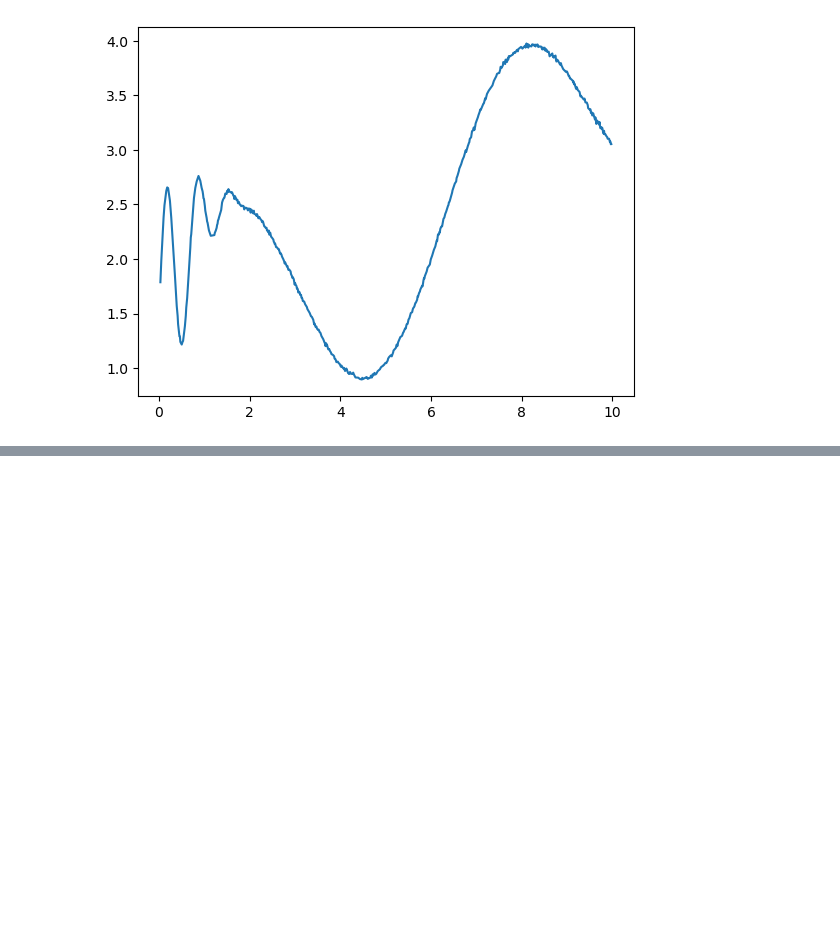
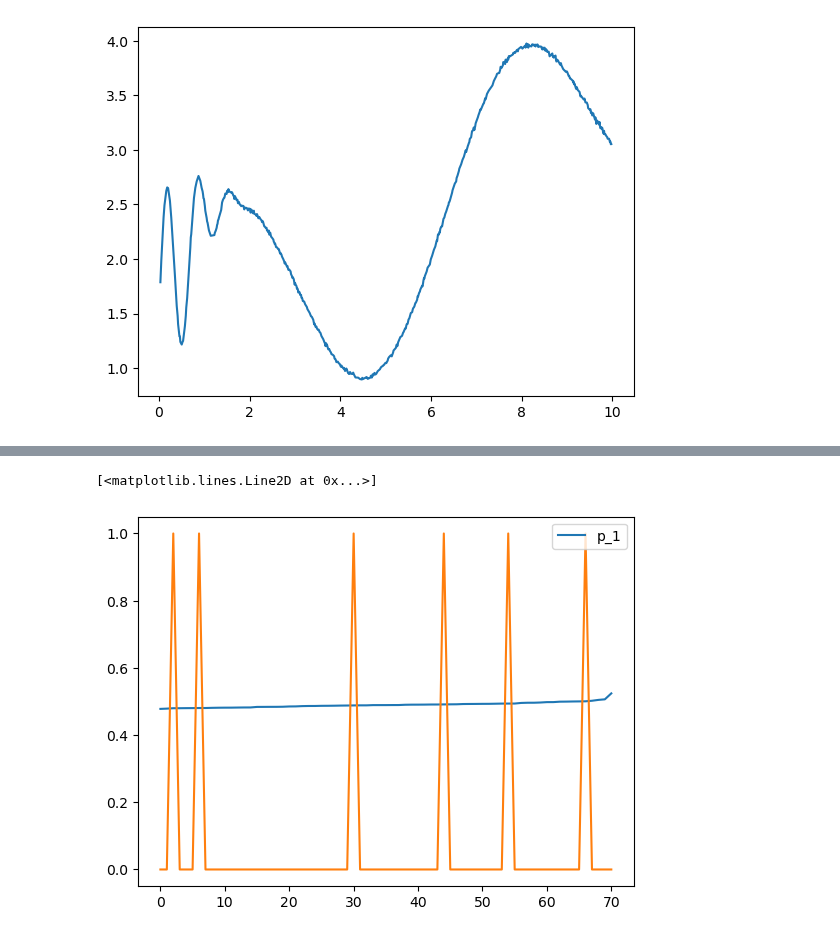
Before and after one commit to Ricu/fantastic-umbrella, a Jupyter notebook: test.ipynb, the cells around one changed output, grey strips where cells are left out. Saved outputs shown, nothing was run; the diff lists cells and outputs as text; code cells hidden in the pictures; blank space fills up the shorter version.

Commit message:
Measure Reference performance of pretrained model

```diff
--- a/test.ipynb
+++ b/test.ipynb
@@ -215,0 +340,28 @@ plt.plot(x[train_mask],y[train_mask])
+# %%
+import evaluate
+
+eval_loss = 0
+predicted_logits = torch.empty(0,2)
+predicted_probabilites = torch.empty(0,2)
+predictions = torch.empty(0)
+softmax_fn = nn.Softmax(dim=1)
+metric = evaluate.load("glue", task_name)
+
+for step, batch in enumerate(eval_dataloader):
+    with torch.no_grad():
+        outputs = model(**batch)
+        eval_loss += outputs.loss.detach().float()
+    predicted_logits = torch.cat([predicted_logits, outputs.logits],dim=0)
+    predicted_probabilites = torch.cat([predicted_probabilites, softmax_fn(outputs.logits)],dim=0)
+    preds = outputs.logits.argmax(dim=-1) if not is_regression else outputs.logits.squeeze()
+    predictions = torch.cat([predictions, preds],dim=0)
+    metric.add_batch(
+                predictions=preds,
+                references=batch["labels"],
+    )
+
+
+eval_metric = metric.compute()
+print(eval_metric)
+print(eval_loss/len(eval_dataloader))
+    # predictions, references = accelerator.gather((predictions, batch["labels"]))
@@ -215,0 +371,7 @@ plt.plot(x[train_mask],y[train_mask])
+# %%
+import pandas as pd
+df = pd.DataFrame(torch.concat([predicted_logits,
+                                predicted_probabilites,
+                                torch.unsqueeze(predictions,1)],dim=1).numpy(),
+                  columns=["l_0","l_1","p_0","p_1","y_hat"])
+df
@@ -215,0 +392,5 @@ plt.plot(x[train_mask],y[train_mask])
+# %%
+df.sort_values(by="p_1").reset_index().plot(y="p_1").plot(df["y_hat"])
+# %% [output]
+[<matplotlib.lines.Line2D at 0x...>]
+[figure, added]
```
Also changed, not shown: parts of 8 cells of this notebook.
